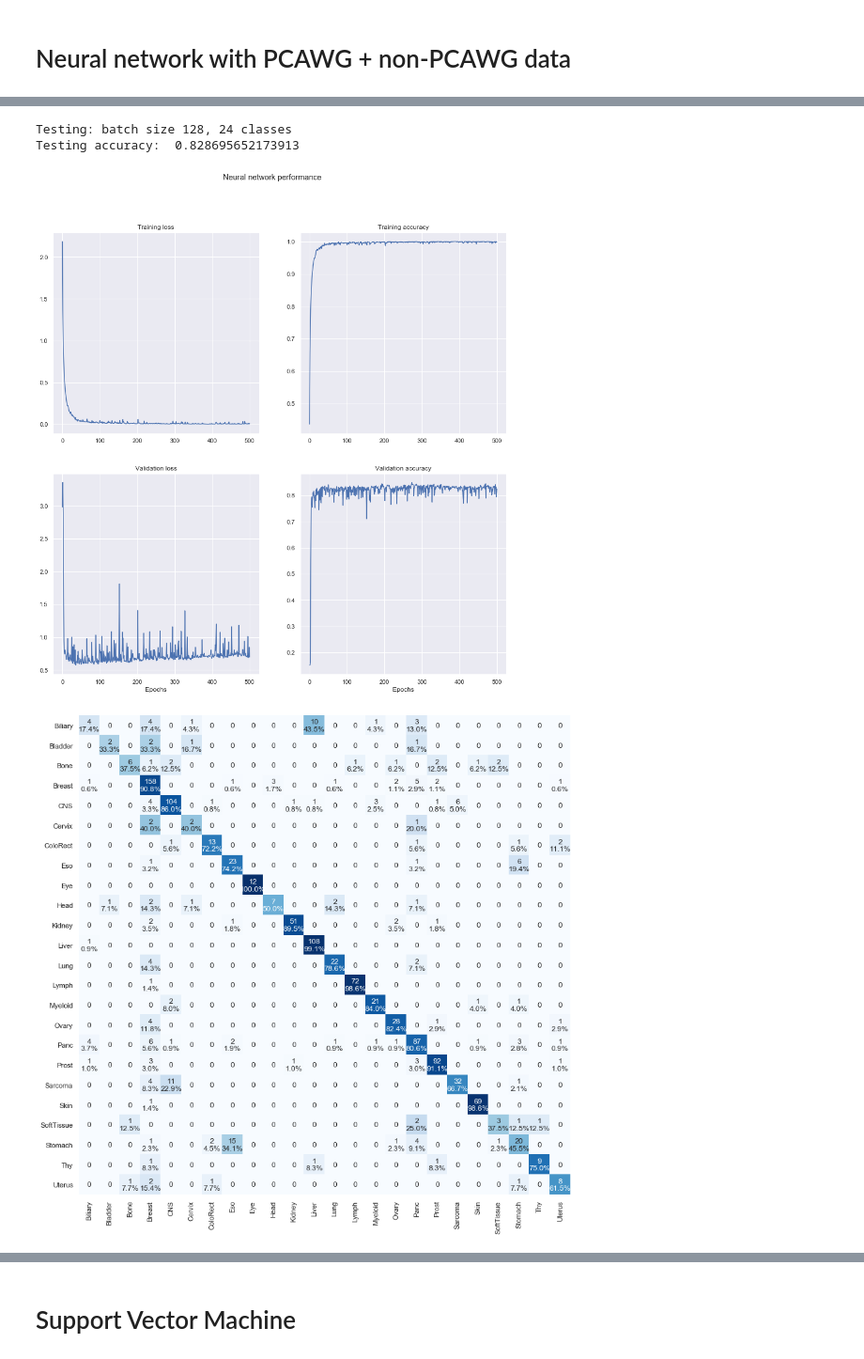
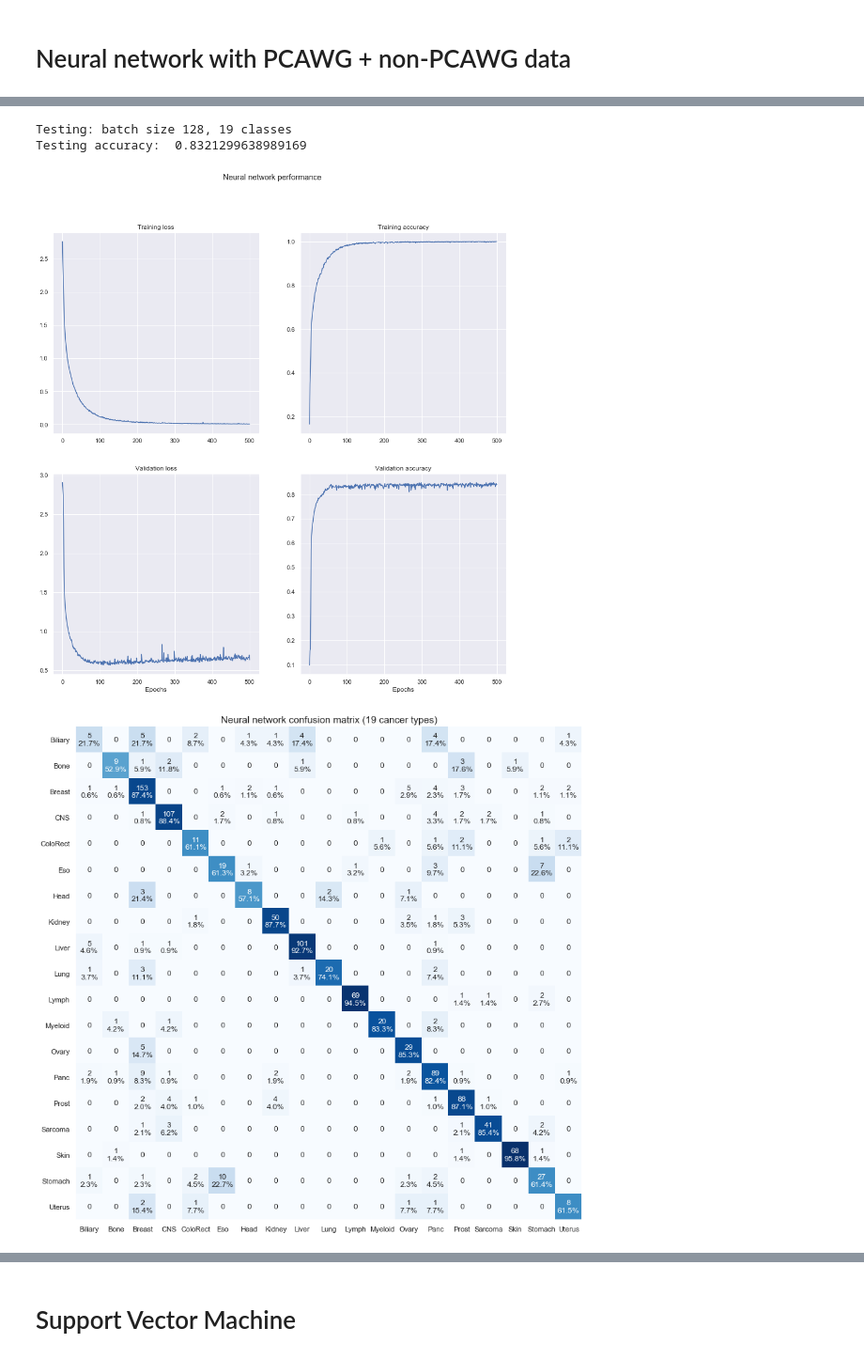
Before and after one commit to dovydask/MLMB-project, a Jupyter notebook: group_project.ipynb, the cells around one changed output, grey strips where cells are left out. Shown at 94% size. Drawn from its saved outputs; the diff is of its cells as text; code cells hidden in the pictures.

```diff
--- a/group_project.ipynb
+++ b/group_project.ipynb
@@ -76,8 +76,6 @@ PCAWG_wgs_act.head(2)
 2 rows × 68 columns
 # %%
 nonPCAWG_wgs_mut = pd.read_csv ("./project_data/catalogs/WGS/WGS_Other.96.csv")
-# fix labels so that it's consistent with PCAWG_wgs_mut's
-nonPCAWG_wgs_mut.columns = [i if "AdenoCa" not in i else i.replace("AdenoCa", "AdenoCA") for i in nonPCAWG_wgs_mut.columns]
 nonPCAWG_wgs_mut.head(2)
 print(set([s.split('::')[0].split('-')[-1] for s in nonPCAWG_wgs_mut.columns[2:]]))
 # %% [output]
@@ -367,6 +359,11 @@ def confusion_matrix_plot(cmat, labels, title="", percentages=True):
     ax.set_title(title, fontsize=15)
     plt.yticks(rotation=0)
     plt.show()
+# %%
+def manual_drop(labels, sample_cutoff):
+    to_drop_types = [x for x in labels if Counter(labels)[x] <= sample_cutoff]
+    print("Dropping:", sorted(set(to_drop_types)))
+    return sorted(set(to_drop_types))
 # %% [markdown]
 # Random Forest
 # %%
@@ -546,7 +605,7 @@ def prepare_network_data(data, test_prop):
 
     return train_data, validation_data, test_data, y_labs, n_classes
 
-def train_network(net, train_data, validation_data, batch_size, epochs, learning_rate, device):
+def train_network(net, train_data, validation_data, batch_size, epochs, learning_rate, k, device):
     """
     input
         net: torch.nn.model; neural network model
@@ -584,9 +643,10 @@ def train_network(net, train_data, validation_data, batch_size, epochs, learning
             outs = outputs.cpu().data.numpy()
             targs = target.cpu().data.numpy()
             for i in range(outs.shape[0]):
-                guess = np.where(outs[i] == max(outs[i]))[0][0]
+                top_k = outs[i].argsort()[-k:][::-1]
+                #guess = np.where(outs[i] == max(outs[i]))[0][0]
                 actual = np.where(targs[i] == 1)[0][0]
-                if guess == actual:
+                if actual in top_k:
                     n_correct += 1
 
             train_loss.backward()
@@ -607,9 +667,10 @@ def train_network(net, train_data, validation_data, batch_size, epochs, learning
                 outs = outputs.cpu().data.numpy()
                 targs = target.cpu().data.numpy()
                 for i in range(outs.shape[0]):
-                    guess = np.where(outs[i] == max(outs[i]))[0][0]
+                    top_k = outs[i].argsort()[-k:][::-1]
+                    #guess = np.where(outs[i] == max(outs[i]))[0][0]
                     actual = np.where(targs[i] == 1)[0][0]
-                    if guess == actual:
+                    if actual in top_k:
                         val_n_correct += 1
 
         val_loss = val_loss / len(validation_data_loader)
@@ -623,7 +684,7 @@ def train_network(net, train_data, validation_data, batch_size, epochs, learning
 
     return net, stats
 
-def test_network(net, test_data, batch_size, n_classes, device):
+def test_network(net, test_data, batch_size, n_classes, k, device):
     """
     input
         net: torch.nn.model; a trained neural network
@@ -648,10 +709,11 @@ def test_network(net, test_data, batch_size, n_classes, device):
             outs = outputs.cpu().data.numpy()
             targs = target.cpu().data.numpy()
             for i in range(outs.shape[0]):
+                top_k = outs[i].argsort()[-k:][::-1]
                 guess = np.where(outs[i] == max(outs[i]))[0][0]
                 actual = np.where(targs[i] == 1)[0][0]
                 cmat[actual, guess] += 1
-                if guess == actual:
+                if actual in top_k:
                     n_correct += 1
 
     accuracy = n_correct/len(test_data)
@@ -689,15 +751,16 @@ Below a 6 layer neural network (4 hidden layers) is trained on combined PCAWG an
 # %%
-d1 = construct_dataset(PCAWG_wgs_mut, subtypes=False, six_channels=False, sample_cutoff=10)
-d2 = construct_dataset(nonPCAWG_wgs_mut, subtypes=False, six_channels=False, sample_cutoff=10)
+d1 = construct_dataset(PCAWG_wgs_mut, subtypes=False, six_channels=False, sample_cutoff=0)
+d2 = construct_dataset(nonPCAWG_wgs_mut, subtypes=False, six_channels=False, sample_cutoff=0)
 data_nn = pd.concat([d1, d2])
 data_nn = data_nn.drop("ALL")
 data_nn = data_nn.rename(index = {"Ewings": "Sarcoma"})
 data_nn = data_nn.rename(index = {"AML": "Myeloid"})
+data_nn = data_nn.drop(manual_drop(data_nn.index.values, 50))
 data_nn = data_nn.sort_index()
 
 batch_size = 128
-hidden_layer_size = 2048
-learning_rate = 0.015
+hidden_layer_size = 512
+learning_rate = 0.005
 epochs = 500
 test_prop = 0.25
 device = torch.device("cuda:0" if torch.cuda.is_available() else "cpu")
@@ -706,5 +769,5 @@ train_data, validation_data, test_data, labels, n_classes = prepare_network_data
 net = NeuralNetwork(input_shape=data_nn.shape[1], output_shape=len(set(data_nn.index.values)), hidden_dim=hidden_layer_size)
 net.to(device)
 net, stats = train_network(net=net, train_data=train_data, validation_data=validation_data, batch_size=batch_size, epochs=epochs,
-                           learning_rate=learning_rate, device=device)
+                           learning_rate=learning_rate, k=1, device=device)
 # %% [output]
@@ -722,11 +784,11 @@ The validation results display acceptable classification accuracy - ~83 percent.
 # %%
-accuracy, cmat = test_network(net, test_data, 128, n_classes, device=device)
+accuracy, cmat = test_network(net, test_data, 128, n_classes, k=1, device=device)
 print("Testing accuracy: ", accuracy)
 plot_nn_statistics(stats)
 confusion_matrix_plot(cmat, labels, "Neural network confusion matrix (" + str(n_classes) + " cancer types)")
 # %% [output]
-Testing: batch size 128, 24 classes
-Testing accuracy:  0.828695652173913
+Testing: batch size 128, 19 classes
+Testing accuracy:  0.8321299638989169
-[figure, old version]
+[figure, new version]
-[figure, old version]
+[figure, new version]
 # %% [markdown]
```
Also changed, not shown: parts of 40 cells of this notebook.
